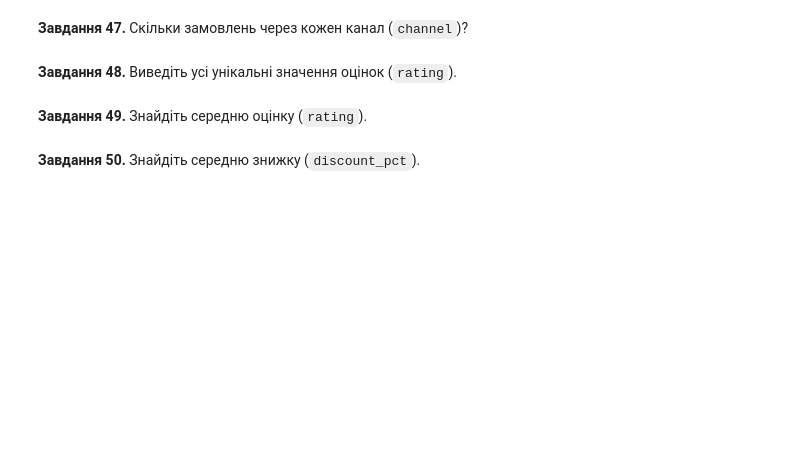
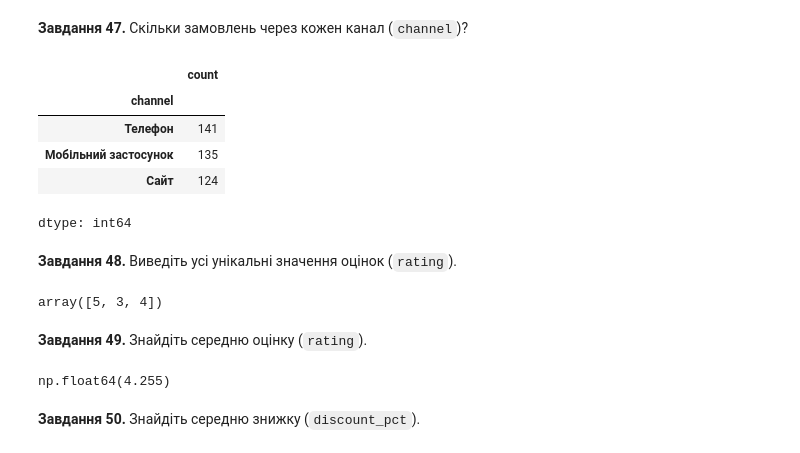
Before and after one commit to Wilson1994/DTA-2026, a Jupyter notebook: homework/pandas_practice_120.ipynb, the cells around one changed output. Drawn from its saved outputs; the diff is of its cells as text; code cells hidden in the pictures; blank space fills up the shorter version.

```diff
--- a/homework/pandas_practice_120.ipynb
+++ b/homework/pandas_practice_120.ipynb
@@ -664,14 +741,31 @@ df["total"].max()
 **Завдання 47.** Скільки замовлень через кожен канал (`channel`)?
 # %%
 # Завдання 47:
+
+df["channel"].value_counts()
+# %% [output]
+|  | count |
+| channel |  |
+| Телефон | 141 |
+| Мобільний застосунок | 135 |
+| Сайт | 124 |
+dtype: int64
 # %% [markdown]
 **Завдання 48.** Виведіть усі унікальні значення оцінок (`rating`).
 # %%
 # Завдання 48:
+
+df["rating"].unique()
+# %% [output]
+array([5, 3, 4])
 # %% [markdown]
 **Завдання 49.** Знайдіть середню оцінку (`rating`).
 # %%
 # Завдання 49:
+
+df["rating"].mean()
+# %% [output]
+np.float64(4.255)
 # %% [markdown]
 **Завдання 50.** Знайдіть середню знижку (`discount_pct`).
 # %%
```
Also changed, not shown: parts of 14 cells of this notebook.
